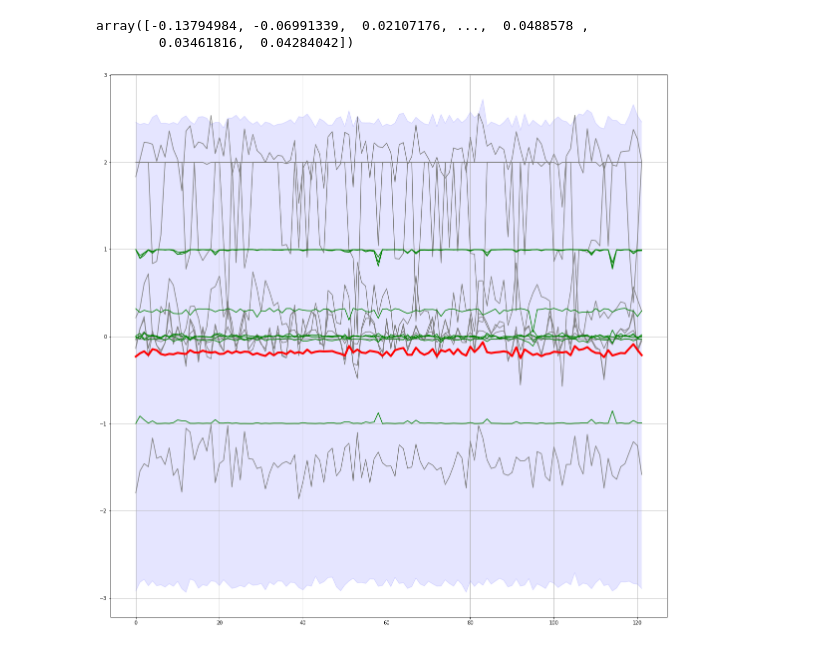
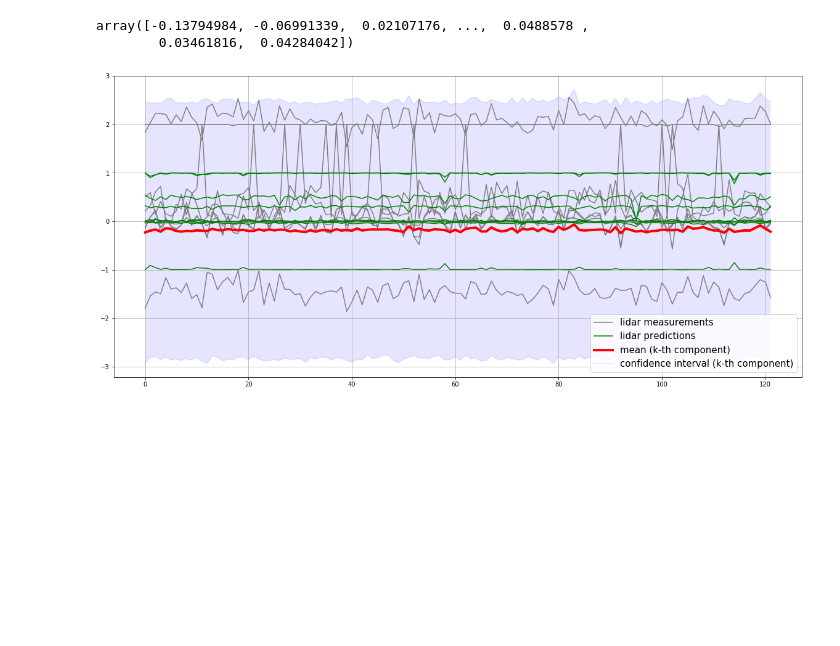
Before and after one commit to georgosgeorgos/DLRC_2018, a Jupyter notebook: Untitled.ipynb, the cells around one changed output. Drawn from its saved outputs; the diff is of its cells as text; code cells hidden in the pictures; blank space fills up the shorter version.

```diff
--- a/Untitled.ipynb
+++ b/Untitled.ipynb
@@ -31,16 +31,22 @@ array([-0.13794984, -0.06991339,  0.02107176, ...,  0.0488578 ,
 # %%
 index = [i for i in range(0, input_.shape[0], 10)]
 # %%
-plt.figure(figsize=(20,20))
+plt.figure(figsize=(20,9))
 #for i in range(9):
-plt.plot(input_[index,:9], "gray")
-plt.plot(recon[index,:9], "green")
-plt.plot(mu_list[index,0], "red", linewidth=4)
-plt.plot(mu_list[index,0]-np.exp(0.5*logvar[index,0])*3, "blue", alpha=0.1)
+
+plt.plot(input_[index,:8], "gray")
+plt.plot(input_[index, 9], "gray", label="lidar measurements")
+
+plt.plot(recon[index,:8], "green")
+plt.plot(recon[index, 9], "green", label="lidar predictions")
+
+plt.plot(mu_list[index,0], "red", linewidth=4, label="mean (k-th component)")
+plt.plot(mu_list[index,0]-np.exp(0.5*logvar[index,0])*3, "blue", alpha=0.1, label="confidence interval (k-th component)")
 plt.plot(mu_list[index,0]+np.exp(0.5*logvar[index,0])*3, "blue", alpha=0.1)
 plt.fill_between([i for i in range(input_[index,:9].shape[0])], mu_list[index,0]-np.exp(0.5*logvar[index,0])*3, facecolor="blue", alpha=0.1)
 plt.fill_between([i for i in range(input_[index,:9].shape[0])], mu_list[index,0]+np.exp(0.5*logvar[index,0])*3, facecolor="blue", alpha=0.1)
 plt.grid()
+plt.legend(loc=4, fontsize=15)
 plt.show()
 # %% [output]
-[figure, old version]
+[figure, new version]
```
Also changed, not shown: parts of 2 cells of this notebook, 7 other files.
